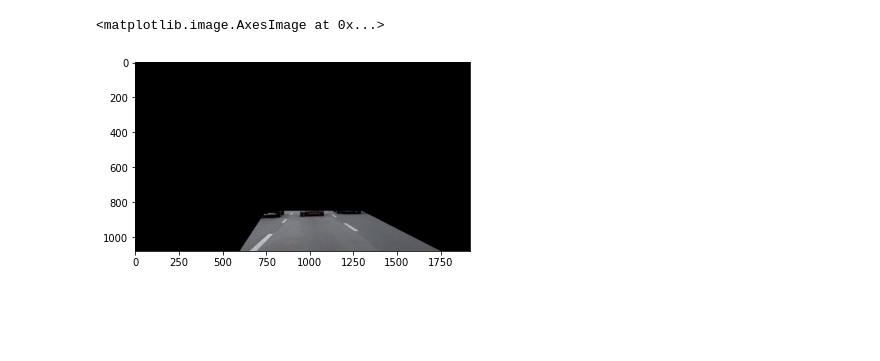
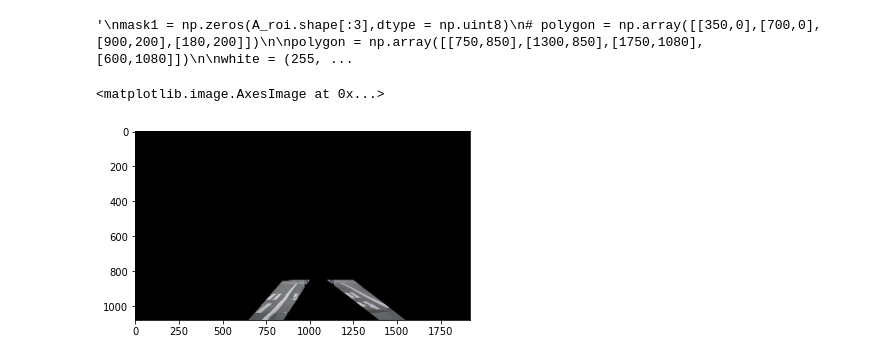
Before and after one commit to lim-ye-ji/Object_recognition_in_autonomous_driving, a Jupyter notebook: lane/Yu.ipynb, the cells around one changed output. Drawn from its saved outputs; the diff is of its cells as text; code cells hidden in the pictures; blank space fills up the shorter version.

```diff
--- a/lane/Yu.ipynb
+++ b/lane/Yu.ipynb
@@ -23,4 +23,5 @@ plt.imshow(A_roi)
 # %%
+"""
 mask1 = np.zeros(A_roi.shape[:3],dtype = np.uint8)
 # polygon = np.array([[350,0],[700,0],[900,200],[180,200]])
 
@@ -33,9 +34,31 @@ a_copy = A_roi.copy()
 a_result = cv2.bitwise_and(a_copy, mask1)
 
 plt.imshow(a_result)
+"""
 # %% [output]
-<matplotlib.image.AxesImage at 0x...>
+'\nmask1 = np.zeros(A_roi.shape[:3],dtype = np.uint8)\n# polygon = np.array([[350,0],[700,0],[900,200],[180,200]])\n\npolygon = np.array([[750,850],[1300,850],[1750,1080],[600,1080]])\n\nwhite = (255, ...
-[figure, removed]
+# %%
+mask1 = np.zeros(A_roi.shape[:3],dtype = np.uint8)
+
+# 왼쪽 차선
+polygon1 = np.array([[850,850],[1000,850],[850,1080],[650,1080]])
+# 오른쪽 차선
+polygon2 = np.array([[1100, 850],[1250, 850],[1550, 1080], [1400, 1080]])
+
+
+white = (255,255,255)
+mask1 = cv2.fillConvexPoly(mask1,polygon1,white)
+mask2 = cv2.fillConvexPoly(mask1,polygon2,white)
+
+mask3 = mask1+mask2
+
+a_copy = A_roi.copy()
+a_result = cv2.bitwise_and(a_copy, mask3)
+
+plt.imshow(a_result)
+# %% [output]
+<matplotlib.image.AxesImage at 0x...>
+[figure, added]
 # %%
 ## 노란색 부분 추출
 a = a_result.copy()
```
Also changed, not shown: parts of 5 cells of this notebook.
